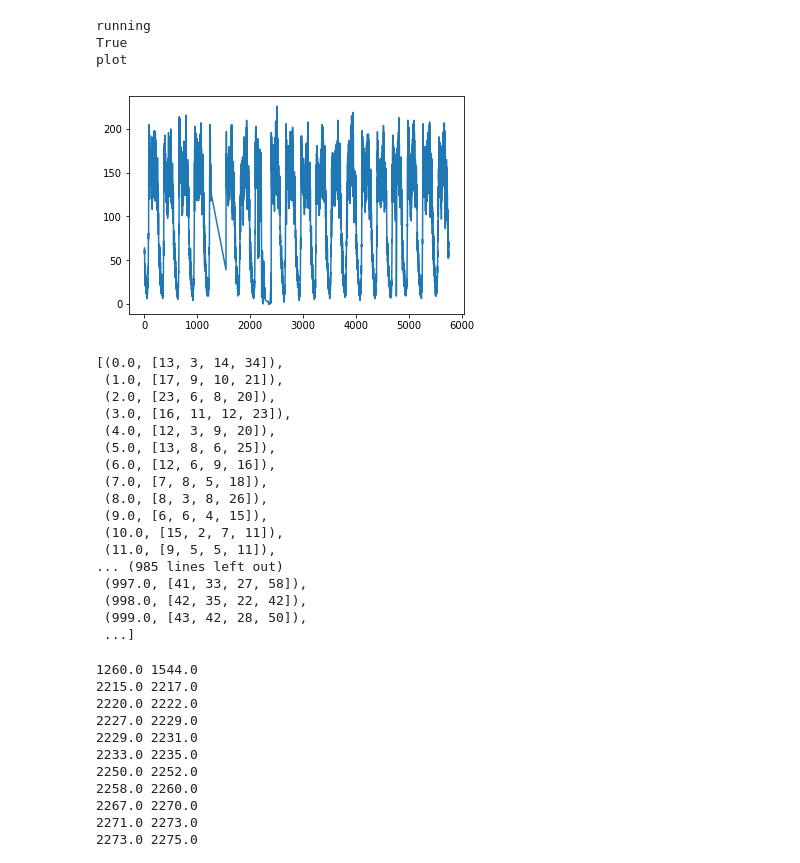
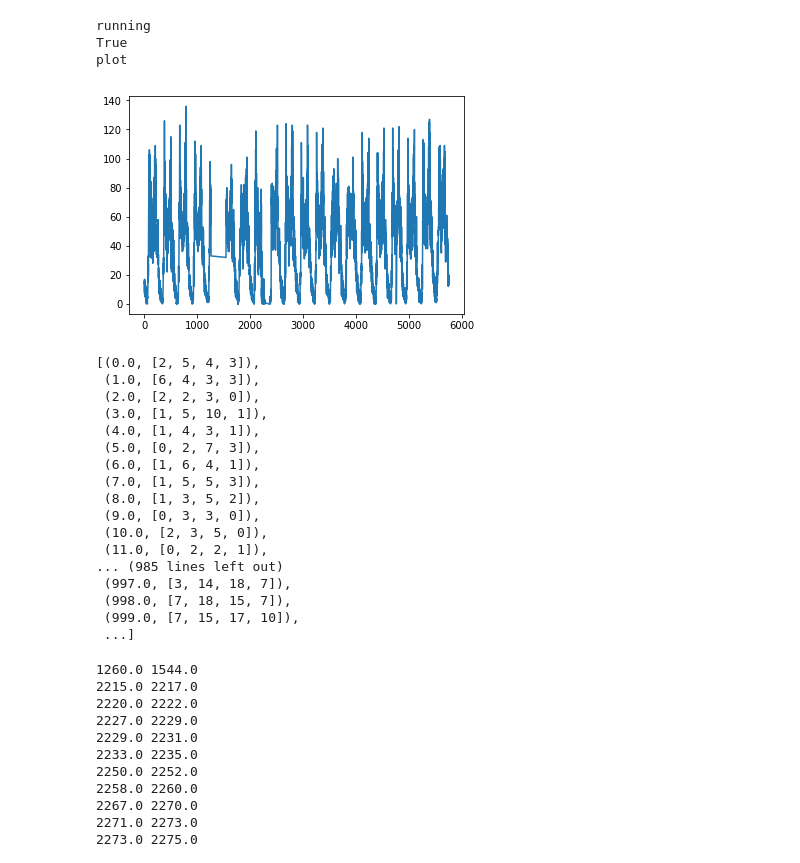
Before and after one commit to neoestod/traffic, a Jupyter notebook: traffic.ipynb, the cells around one changed output. Drawn from its saved outputs; the diff is of its cells as text; code cells hidden in the pictures.

```diff
--- a/traffic.ipynb
+++ b/traffic.ipynb
@@ -74,51 +74,51 @@ def plotTrafficDistribution(checkPointId, timeRange=(None, None), plot=True):
         print ("traffic records for id is None")
         return
     keys = [ele[0] for ele in trafficRecordsForId]
 
     startIntervalId = timeRange[0]
     endIntervalId = timeRange[1]
 
     startIndex = 0
     endIndex = len(trafficRecordsForId)
 
     if startIntervalId is not None:
         startIndex = bisect.bisect_left(keys, startIntervalId)
 
     if endIntervalId is not None:
         endIndex = bisect.bisect_right(keys, endIntervalId)
 
     print (plot)
     if plot:
         print ("plot")
         x, y = zip(*((ele[0], sum(ele[1])) for ele in trafficRecordsForId[startIndex: endIndex]))
 
         plt.plot(x, y)
         plt.show()
 
     return trafficRecordsForId[startIndex: endIndex]
 
-plotTrafficDistribution("405", plot=True)
+plotTrafficDistribution("309", plot=True)
 # %% [output]
 running
 True
 plot
-[figure, old version]
+[figure, new version]
-[(0.0, [13, 3, 14, 34]),
- (1.0, [17, 9, 10, 21]),
- (2.0, [23, 6, 8, 20]),
- (3.0, [16, 11, 12, 23]),
- (4.0, [12, 3, 9, 20]),
- (5.0, [13, 8, 6, 25]),
- (6.0, [12, 6, 9, 16]),
- (7.0, [7, 8, 5, 18]),
- (8.0, [8, 3, 8, 26]),
- (9.0, [6, 6, 4, 15]),
- (10.0, [15, 2, 7, 11]),
- (11.0, [9, 5, 5, 11]),
+[(0.0, [2, 5, 4, 3]),
+ (1.0, [6, 4, 3, 3]),
+ (2.0, [2, 2, 3, 0]),
+ (3.0, [1, 5, 10, 1]),
+ (4.0, [1, 4, 3, 1]),
+ (5.0, [0, 2, 7, 3]),
+ (6.0, [1, 6, 4, 1]),
+ (7.0, [1, 5, 5, 3]),
+ (8.0, [1, 3, 5, 2]),
+ (9.0, [0, 3, 3, 0]),
+ (10.0, [2, 3, 5, 0]),
+ (11.0, [0, 2, 2, 1]),
 ... (985 lines left out)
- (997.0, [41, 33, 27, 58]),
- (998.0, [42, 35, 22, 42]),
- (999.0, [43, 42, 28, 50]),
+ (997.0, [3, 14, 18, 7]),
+ (998.0, [7, 18, 15, 7]),
+ (999.0, [7, 15, 17, 10]),
  ...]
 # %%
 checkMissingSpots("405")
```
Also changed, not shown: parts of 3 cells of this notebook.
